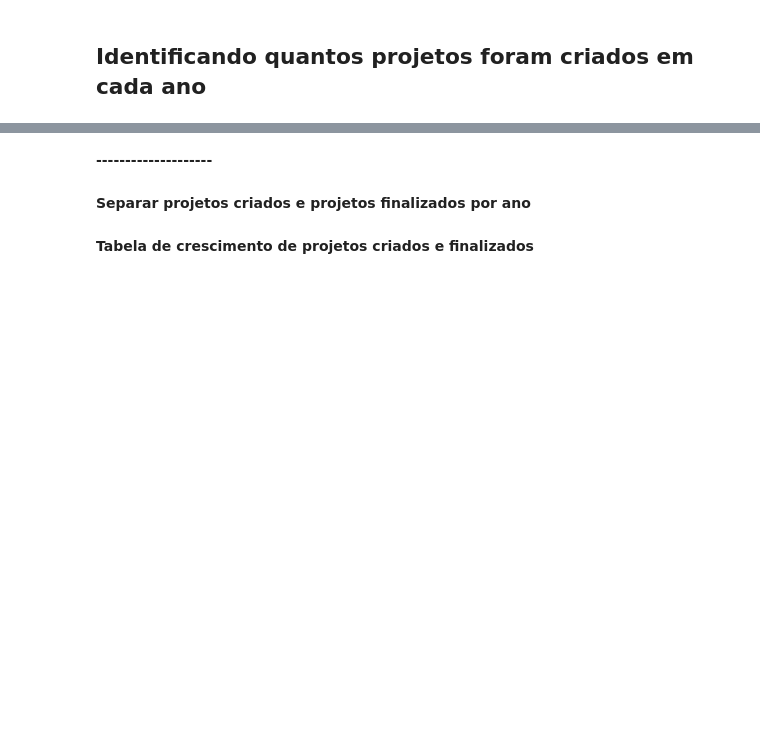
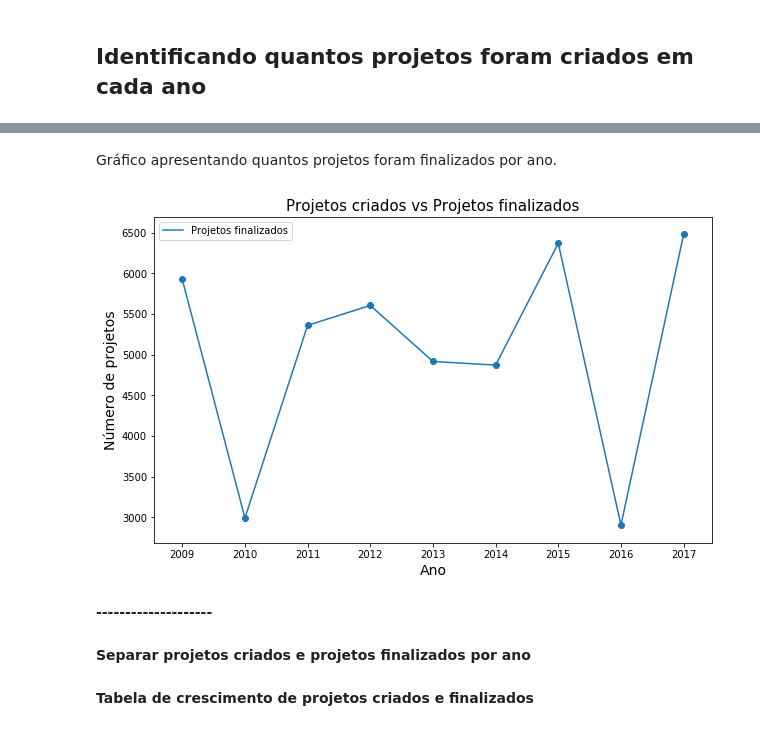
Before and after one commit to lappis-unb/salic-ml, a Jupyter notebook: notebooks/exploratory/created_vs_finished_projects_by_year-v0.1.ipynb, the cells around one changed output, grey strips where cells are left out. Drawn from its saved outputs; the diff is of its cells as text; code cells hidden in the pictures; blank space fills up the shorter version.

```diff
--- a/notebooks/exploratory/created_vs_finished_projects_by_year-v0.1.ipynb
+++ b/notebooks/exploratory/created_vs_finished_projects_by_year-v0.1.ipynb
@@ -81,0 +114,5 @@ AttributeError: 'Series' object has no attribute 'year'
+# %%
+end_situations = ['A09', 'A13', 'A14', 'A16', 'A17', 'A18', 'A20', 'A23', 'A24', 'A26', 'A40', 'A41',
+                  'A42', 'C09', 'D18', 'E04', 'E09', 'E47', 'E49', 'E63', 'E64', 'E65', 'G16', 'G25',
+                  'G26', 'K00', 'K01', 'K02', 'L01', 'L02', 'L03', 'L04', 'L05', 'L06', 'L08', 'L09',
+                  'L10', 'L11']
@@ -81,0 +121,2 @@ AttributeError: 'Series' object has no attribute 'year'
+# %%
+filter_end_situation = df_projects['Situacao'].isin(end_situations)
@@ -81,0 +127,12 @@ AttributeError: 'Series' object has no attribute 'year'
+# %%
+finished_projects = []
+
+for year in years:
+    project_finished_after_begin_year = df_projects['DtSituacao'] >= '{}-01-01'.format(year)
+    project_finished_before_end_year = df_projects['DtSituacao'] <= '{}-12-31'.format(year)
+
+    finished_projects_filter = (filter_end_situation &
+                                project_finished_after_begin_year &
+                                project_finished_before_end_year)
+
+    finished_projects.append(len(df_projects[finished_projects_filter]))
@@ -82,3 +156,19 @@ AttributeError: 'Series' object has no attribute 'year'
+# %% [markdown]
+Gráfico apresentando quantos projetos foram finalizados por ano.
+# %%
+fig, ax = plt.subplots()
+fig.set_size_inches(10, 6)
+
+plt.plot(years, finished_projects)
+plt.scatter(years, finished_projects)
+
+plt.legend(['Projetos finalizados'], loc='best')
+plt.xlabel('Ano', fontsize = 14)
+plt.ylabel('Número de projetos', fontsize = 14)
+plt.title('Projetos criados vs Projetos finalizados', fontsize = 15)
+plt.show()
+# %% [output]
+[figure, added]
 # %% [markdown]
 **--------------------**
 # %% [markdown]
```
Also changed, not shown: parts of 20 cells of this notebook.
